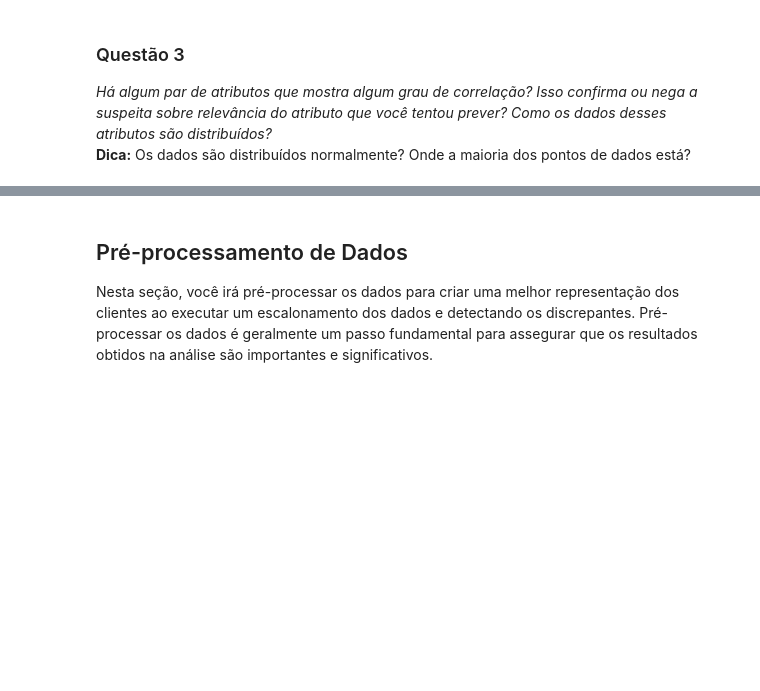
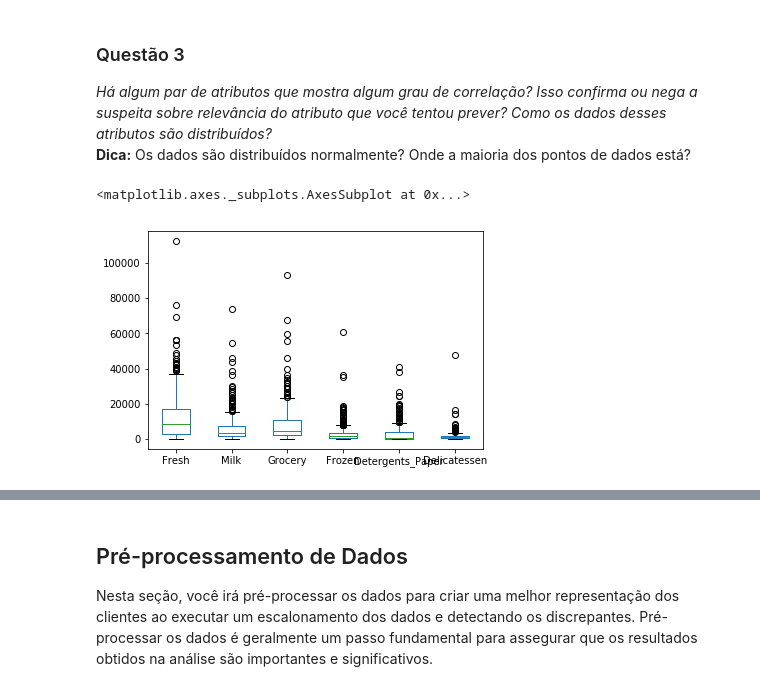
Before and after one commit to paulohecosta/creating_customer_segments, a Jupyter notebook: customer_segments_PT.ipynb, the cells around one changed output, grey strips where cells are left out. Cells and saved outputs as stored; diff of their text form; code cells hidden in the pictures; blank space fills up the shorter version.

```diff
--- a/customer_segments_PT.ipynb
+++ b/customer_segments_PT.ipynb
@@ -197,3 +198,8 @@ sns.heatmap(data.corr(), annot=True)
 ### Questão 3
 *Há algum par de atributos que mostra algum grau de correlação? Isso confirma ou nega a suspeita sobre relevância do atributo que você tentou prever? Como os dados desses atributos são distribuídos?*
 **Dica:** Os dados são distribuídos normalmente? Onde a maioria dos pontos de dados está?
+# %%
+data.plot.box()
+# %% [output]
+<matplotlib.axes._subplots.AxesSubplot at 0x...>
+[figure, added]
```
Also changed, not shown: parts of 23 cells of this notebook.
